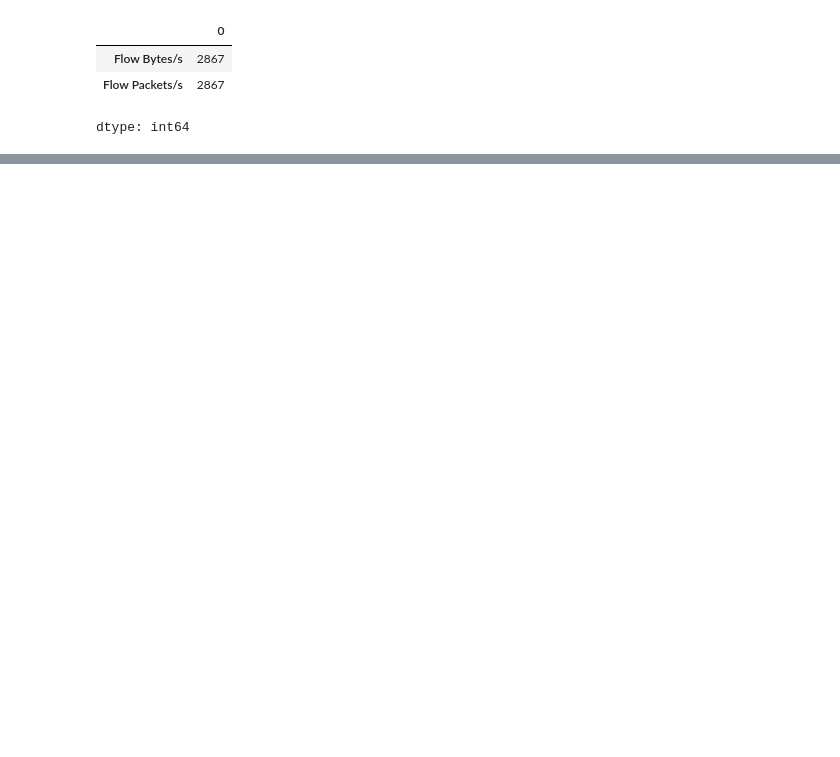
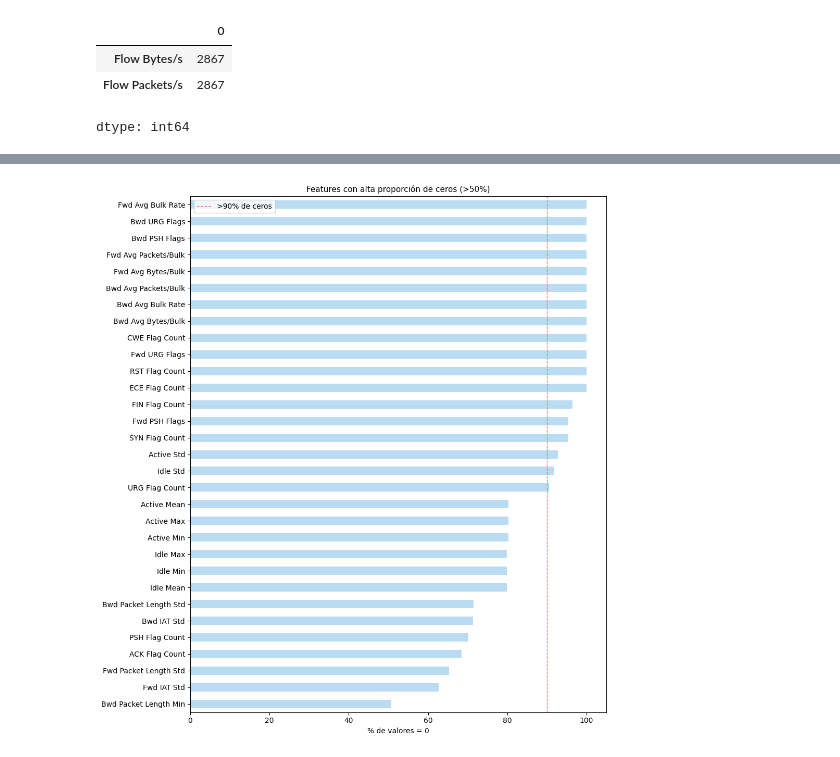
Before and after one commit to jotaeleb/tif-ciencias-de-datos, a Jupyter notebook: notebooks/proyecto.ipynb, the cells around one changed output, grey strips where cells are left out. Drawn from its saved outputs; the diff is of its cells as text; code cells hidden in the pictures; blank space fills up the shorter version.

```diff
--- a/notebooks/proyecto.ipynb
+++ b/notebooks/proyecto.ipynb
@@ -263,0 +404,10 @@ plt.show()
+# %%
+# Features con alta proporción de ceros
+pct_ceros = (df[num_cols] == 0).mean() * 100
+pct_ceros_sorted = pct_ceros.sort_values(ascending=False)
+
+# Mostrar las que tienen >50% de ceros
+muchos_ceros = pct_ceros_sorted[pct_ceros_sorted > 50]
+
+print(f'Features con más del 50% de valores en cero: {len(muchos_ceros)}')
+print(muchos_ceros.to_string())
@@ -263,0 +432,18 @@ plt.show()
+# %%
+# Visualización
+if not muchos_ceros.empty:
+    fig, ax = plt.subplots(figsize=(10, max(4, len(muchos_ceros) * 0.35)))
+    muchos_ceros.sort_values().plot(
+        kind='barh', ax=ax, color=COLOR_NEUTRO, alpha=0.85
+    )
+    ax.axvline(x=90, color=COLOR_ATAQUE, linestyle='--',
+               linewidth=1, label='>90% de ceros')
+    ax.set_xlabel('% de valores = 0')
+    ax.set_title('Features con alta proporción de ceros (>50%)', fontsize=11)
+    ax.legend()
+    plt.tight_layout()
+    plt.savefig(f'{CHECKPOINT_DIR}/grafico_features_con_ceros.png',
+                dpi=150, bbox_inches='tight')
+    plt.show()
+# %% [output]
+[figure, added]
```
Also changed, not shown: parts of 57 cells of this notebook.
